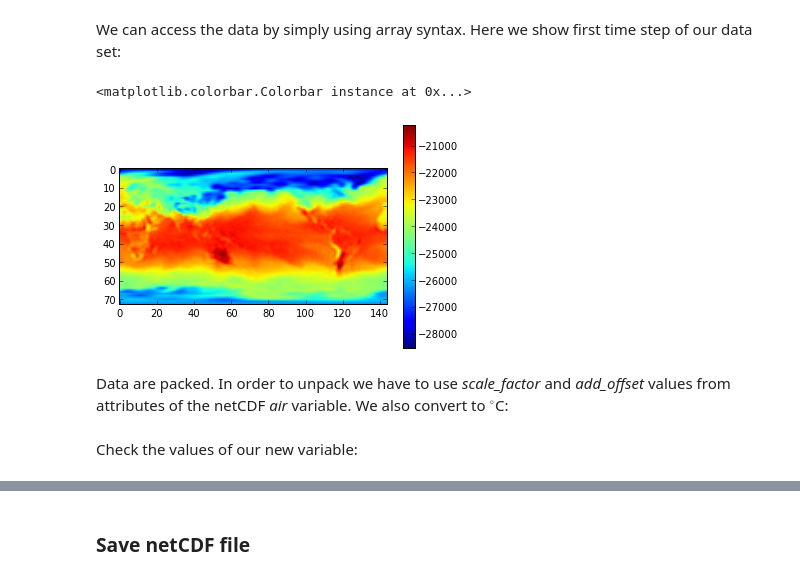
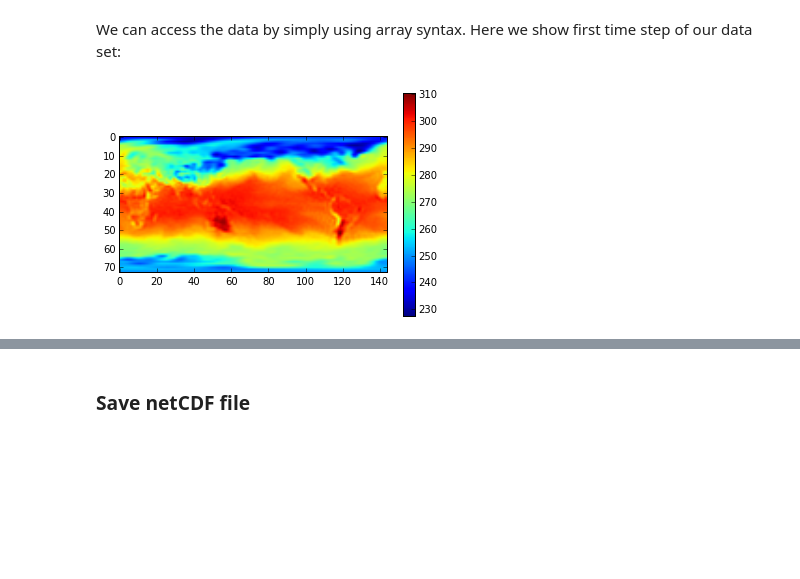
Before and after one commit to koldunovn/python_for_geosciences, a Jupyter notebook: 04 - Work with different data formats.ipynb, the cells around one changed output, grey strips where cells are left out. Cells and saved outputs as stored; diff of their text form; code cells hidden in the pictures; blank space fills up the shorter version.

Commit message:
use netCDF4 instead of scipy.io.netcdf

```diff
--- a/04 - Work with different data formats.ipynb
+++ b/04 - Work with different data formats.ipynb
@@ -158,7 +147,7 @@ Length: 30793412 (29M) (unauthoritative)
 # %% [markdown]
 Create file id:
 # %%
-fnc = netcdf.netcdf_file('air.sig995.2012.nc')
+fnc = Dataset('air.sig995.2012.nc')
 # %% [markdown]
 It's not really file id, it's *netcdf_file* object, that have some methods and attributes:
 # %%
@@ -209,10 +205,7 @@ air.shape
 # %% [markdown]
 We can access the data by simply using array syntax. Here we show first time step of our data set:
 # %%
-imshow(air[0,:,:])
-colorbar()
+plt.imshow(air[0,:,:])
+plt.colorbar();
 # %% [output]
-<matplotlib.colorbar.Colorbar instance at 0x...>
-[figure, old version]
+[figure, new version]
-# %% [markdown]
-Data are packed. In order to unpack we have to use *scale_factor* and *add_offset* values from attributes of the netCDF *air* variable. We also convert to $^{\circ}$C:
@@ -221,2 +211,0 @@ air_c = ((air[:] * air.scale_factor) + air.add_offset) - 273.15
-# %% [markdown]
-Check the values of our new variable:
```
Also changed, not shown: parts of 21 cells of this notebook.
